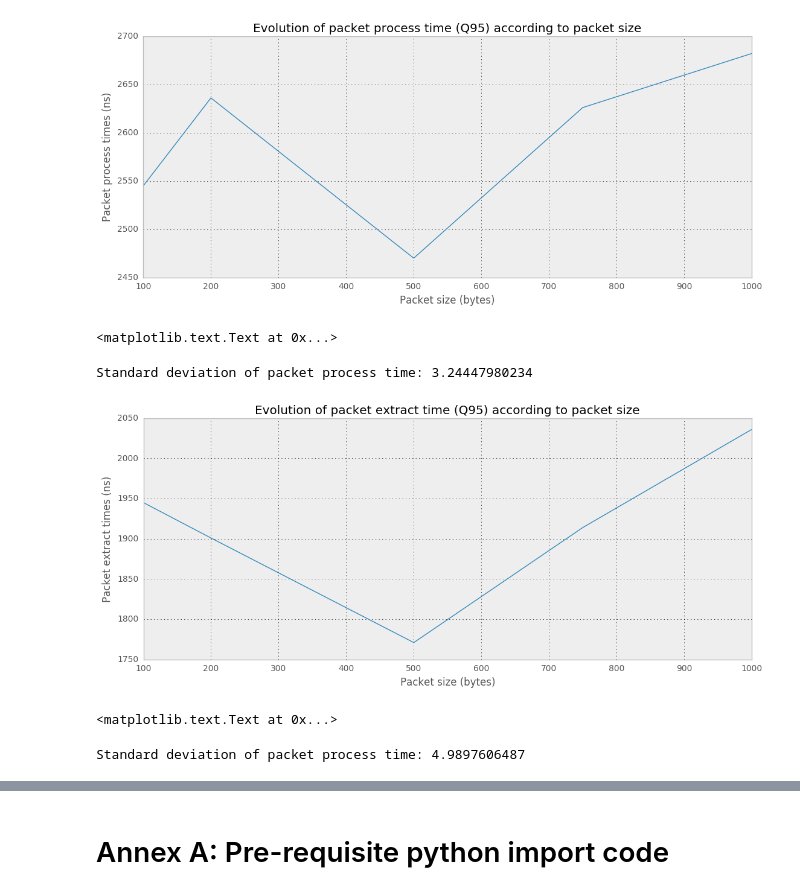
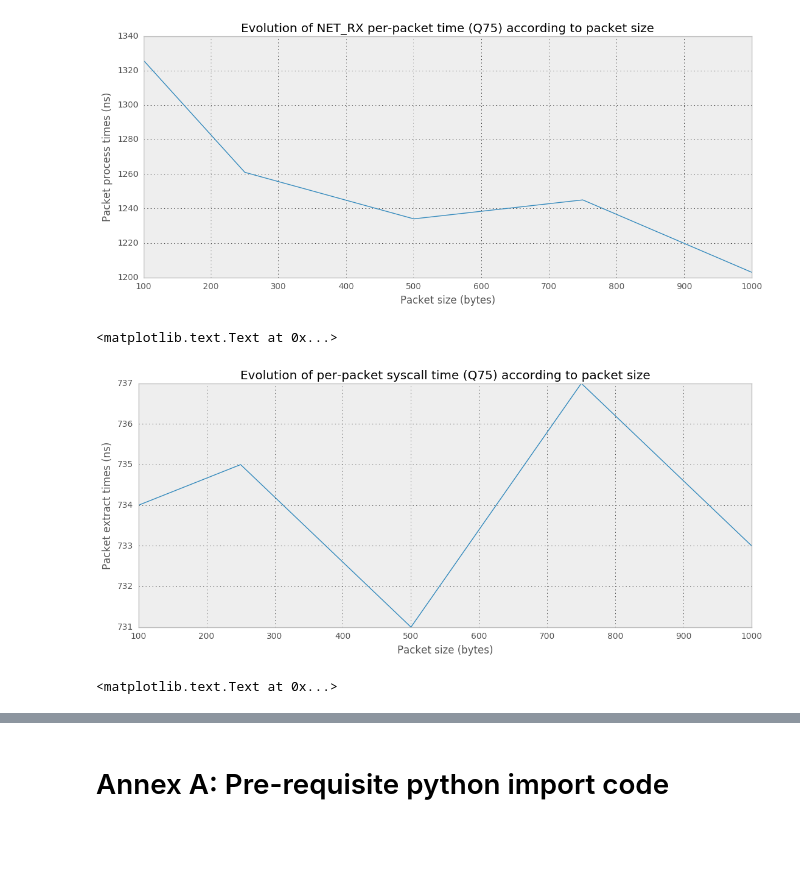
Before and after one commit to aberlemont/notes-on-linux-and-performance, a Jupyter notebook: net/network_reception_part2.ipynb, the cells around one changed output, grey strips where cells are left out. Saved outputs shown, nothing was run; the diff lists cells and outputs as text; code cells hidden in the pictures; blank space fills up the shorter version.

```diff
--- a/net/network_reception_part2.ipynb
+++ b/net/network_reception_part2.ipynb
@@ -77,6 +183,21 @@ CPU 0
 # %%
-fname = '/home/alexis/workspace/tmp_public/recv_ms100.csv'
+fname = '/home/alexis/workspace/tmp_public/recv_1core_affinity1_ms100.csv'
 df = pd.read_csv(fname)
-lps.print_event_intervals(df, 'raw_syscalls__sys_enter', 'raw_syscalls__sys_enter')
-lps.plot_event_intervals(df, 'raw_syscalls__sys_enter', 'raw_syscalls__sys_enter', cpu=1)
+
+value = lps.get_event_itv_quantile(df,
+				   'raw_syscalls__sys_enter',
+				   'raw_syscalls__sys_enter',
+				   quantile_value=0.60)
+
+print '1 core syscall time:', value, 'ns'
+
+fname = '/home/alexis/workspace/tmp_public/recv_2cores_affinity1_ms100.csv'
+df = pd.read_csv(fname)
+
+value = lps.get_event_itv_quantile(df,
+				   'raw_syscalls__sys_enter',
+				   'raw_syscalls__sys_enter',
+				   quantile_value=0.60, cpu=1)
+
+print '2 cores syscall time:', value, 'ns'
 # %% [output]
@@ -101,54 +234,51 @@ CPU 0
 # %%
-m_sizes = [100, 200, 500, 750, 1000]
+m_sizes = [100, 250, 500, 750, 1000]
 
 fnames = [
-    '/home/alexis/workspace/tmp_public/recv_ms100.csv',
-    '/home/alexis/workspace/tmp_public/recv_ms200.csv',
-    '/home/alexis/workspace/tmp_public/recv_ms500.csv',
-    '/home/alexis/workspace/tmp_public/recv_ms750.csv',
-    '/home/alexis/workspace/tmp_public/recv_ms1000.csv',
+    '/home/alexis/workspace/tmp_public/recv_2cores_affinity1_ms100.csv',
+    '/home/alexis/workspace/tmp_public/recv_2cores_affinity1_ms250.csv',
+    '/home/alexis/workspace/tmp_public/recv_2cores_affinity1_ms500.csv',
+    '/home/alexis/workspace/tmp_public/recv_2cores_affinity1_ms750.csv',
+    '/home/alexis/workspace/tmp_public/recv_2cores_affinity1_ms1000.csv',
 ]
 
 quantile_values = []
 
-# For each results file, compute a 95 percentile value for time
+# For each results file, compute the 75-percentile value for time
 # intervals between 2 net__netif_receive_skb events
 for i, m_size in enumerate(m_sizes):
     fname = fnames[i]
     df = pd.read_csv(fname)
     value = lps.get_event_itv_quantile(df,
 				       'net__netif_receive_skb',
 				       'net__netif_receive_skb',
-				       quantile_value=0.95)
+				       quantile_value=0.75)
     quantile_values.append(value)
 
 # Create a Pandas Series with the calculated values to...
 sr = pd.Series(quantile_values, index=m_sizes)
-# ...get an idea of the standard derivative and...
-print 'Standard deviation of packet process time:', sr.std() * 100 / sr.mean()
-# ... and plot the values
+# ...plot the values
 plot = sr.plot()
-plot.set_title('Evolution of packet process time (Q95) according to packet size')
+plot.set_title('Evolution of NET_RX per-packet time (Q75) according to packet size')
 plot.set_ylabel('Packet process times (ns)')
 plot.set_xlabel('Packet size (bytes)')
 # %% [output]
-[figure, old version]
+[figure, new version]
 <matplotlib.text.Text at 0x...>
-Standard deviation of packet process time: 3.24447980234
 # %%
-m_sizes = [100, 200, 500, 750, 1000]
+m_sizes = [100, 250, 500, 750, 1000]
 
 fnames = [
-    '/home/alexis/workspace/tmp_public/recv_ms100.csv',
-    '/home/alexis/workspace/tmp_public/recv_ms200.csv',
-    '/home/alexis/workspace/tmp_public/recv_ms500.csv',
-    '/home/alexis/workspace/tmp_public/recv_ms750.csv',
-    '/home/alexis/workspace/tmp_public/recv_ms1000.csv',
+    '/home/alexis/workspace/tmp_public/recv_2cores_affinity1_ms100.csv',
+    '/home/alexis/workspace/tmp_public/recv_2cores_affinity1_ms250.csv',
+    '/home/alexis/workspace/tmp_public/recv_2cores_affinity1_ms500.csv',
+    '/home/alexis/workspace/tmp_public/recv_2cores_affinity1_ms750.csv',
+    '/home/alexis/workspace/tmp_public/recv_2cores_affinity1_ms1000.csv',
 ]
 
 quantile_values = []
 
-# For each results file, compute a 95 percentile value for time
+# For each results file, compute the 75-percentile value for time
 # intervals between 2 net__netif_receive_skb events
 for i, m_size in enumerate(m_sizes):
     fname = fnames[i]
@@ -156,19 +286,16 @@ for i, m_size in enumerate(m_sizes):
     value = lps.get_event_itv_quantile(df,
 				       'raw_syscalls__sys_enter',
 				       'raw_syscalls__sys_enter',
-				       quantile_value=0.95, cpu=1)
+				       quantile_value=0.75, cpu=1)
     quantile_values.append(value)
 
 # Create a Pandas Series with the calculated values to...
 sr = pd.Series(quantile_values, index=m_sizes)
-# ...get an idea of the standard derivative and...
-print 'Standard deviation of packet process time:', sr.std() * 100 / sr.mean()
-# ... and plot the values
+# ...plot the values
 plot = sr.plot()
-plot.set_title('Evolution of packet extract time (Q95) according to packet size')
+plot.set_title('Evolution of per-packet syscall time (Q75) according to packet size')
 plot.set_ylabel('Packet extract times (ns)')
 plot.set_xlabel('Packet size (bytes)')
 # %% [output]
-[figure, old version]
+[figure, new version]
 <matplotlib.text.Text at 0x...>
-Standard deviation of packet process time: 4.9897606487
```
Also changed, not shown: parts of 27 cells of this notebook.
